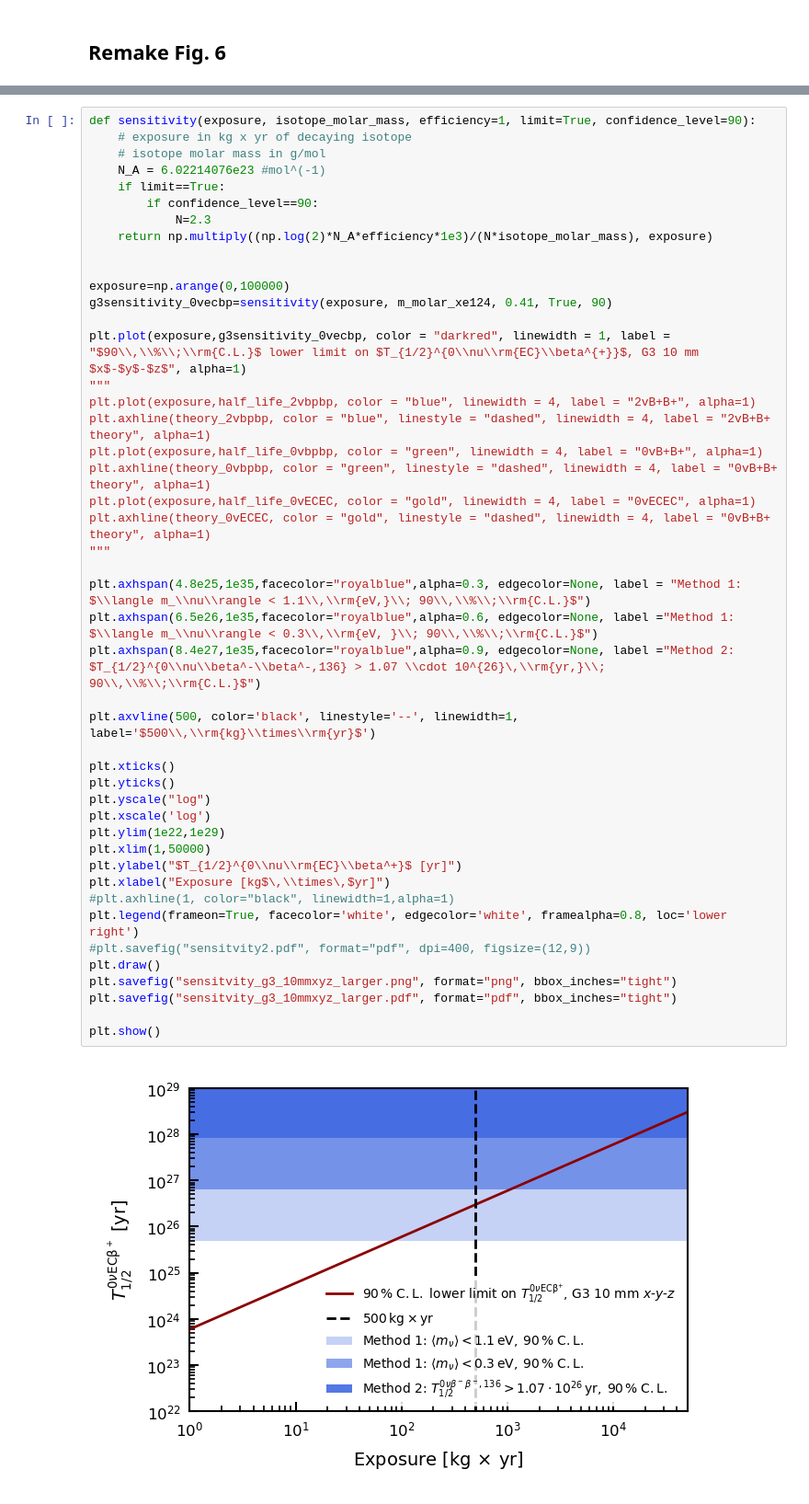
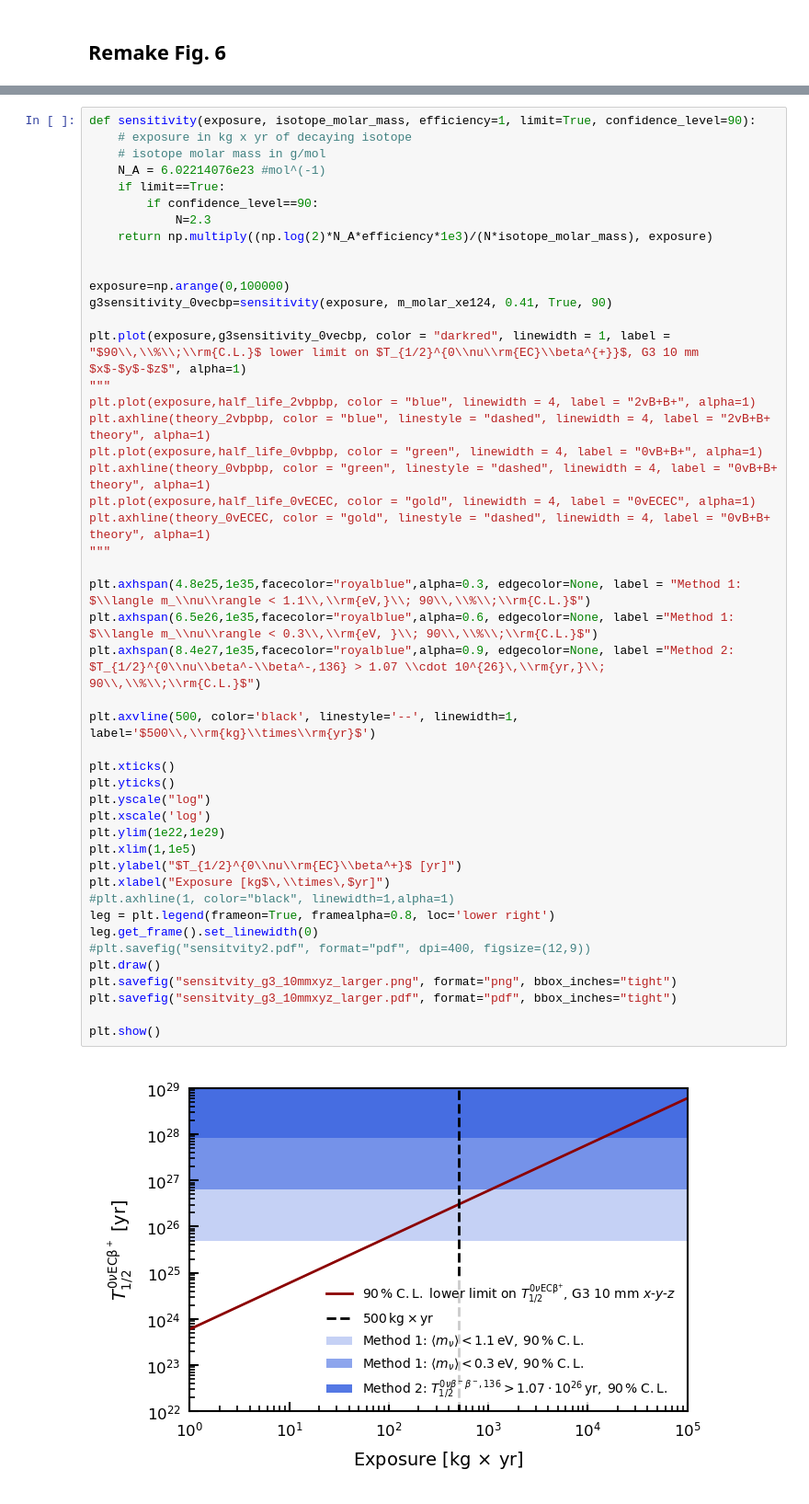
Before and after one commit to bglenardo/MuensterTPC-MC, a Jupyter notebook: Half-life calculations/0nudecays.ipynb, the cells around one changed output, grey strips where cells are left out. Shown at 92% size. Cells and saved outputs as stored; diff of their text form.

```diff
--- a/Half-life calculations/0nudecays.ipynb
+++ b/Half-life calculations/0nudecays.ipynb
@@ -1456,33 +1456,34 @@ plt.plot(exposure,g3sensitivity_0vecbp, color = "darkred", linewidth = 1, label
 """
 plt.plot(exposure,half_life_2vbpbp, color = "blue", linewidth = 4, label = "2vB+B+", alpha=1)
 plt.axhline(theory_2vbpbp, color = "blue", linestyle = "dashed", linewidth = 4, label = "2vB+B+ theory", alpha=1)
 plt.plot(exposure,half_life_0vbpbp, color = "green", linewidth = 4, label = "0vB+B+", alpha=1)
 plt.axhline(theory_0vbpbp, color = "green", linestyle = "dashed", linewidth = 4, label = "0vB+B+ theory", alpha=1)
 plt.plot(exposure,half_life_0vECEC, color = "gold", linewidth = 4, label = "0vECEC", alpha=1)
 plt.axhline(theory_0vECEC, color = "gold", linestyle = "dashed", linewidth = 4, label = "0vB+B+ theory", alpha=1)
 """
 
 plt.axhspan(4.8e25,1e35,facecolor="royalblue",alpha=0.3, edgecolor=None, label = "Method 1: $\\langle m_\\nu\\rangle < 1.1\\,\\rm{eV,}\\; 90\\,\\%\\;\\rm{C.L.}$")
 plt.axhspan(6.5e26,1e35,facecolor="royalblue",alpha=0.6, edgecolor=None, label ="Method 1: $\\langle m_\\nu\\rangle < 0.3\\,\\rm{eV, }\\; 90\\,\\%\\;\\rm{C.L.}$")
 plt.axhspan(8.4e27,1e35,facecolor="royalblue",alpha=0.9, edgecolor=None, label ="Method 2: $T_{1/2}^{0\\nu\\beta^-\\beta^-,136} > 1.07 \\cdot 10^{26}\,\\rm{yr,}\\; 90\\,\\%\\;\\rm{C.L.}$")
 
 plt.axvline(500, color='black', linestyle='--', linewidth=1, label='$500\\,\\rm{kg}\\times\\rm{yr}$')
 
 plt.xticks()
 plt.yticks()
 plt.yscale("log")
 plt.xscale('log')
 plt.ylim(1e22,1e29)
-plt.xlim(1,50000)
+plt.xlim(1,1e5)
 plt.ylabel("$T_{1/2}^{0\\nu\\rm{EC}\\beta^+}$ [yr]")
 plt.xlabel("Exposure [kg$\,\\times\,$yr]")
 #plt.axhline(1, color="black", linewidth=1,alpha=1)
-plt.legend(frameon=True, facecolor='white', edgecolor='white', framealpha=0.8, loc='lower right')
+leg = plt.legend(frameon=True, framealpha=0.8, loc='lower right')
+leg.get_frame().set_linewidth(0)
 #plt.savefig("sensitvity2.pdf", format="pdf", dpi=400, figsize=(12,9))
 plt.draw()
 plt.savefig("sensitvity_g3_10mmxyz_larger.png", format="png", bbox_inches="tight")
 plt.savefig("sensitvity_g3_10mmxyz_larger.pdf", format="pdf", bbox_inches="tight")
 
 plt.show()
 # %% [output]
-[figure, old version]
+[figure, new version]
```
Also changed, not shown: parts of 16 cells of this notebook, 26 other files.
